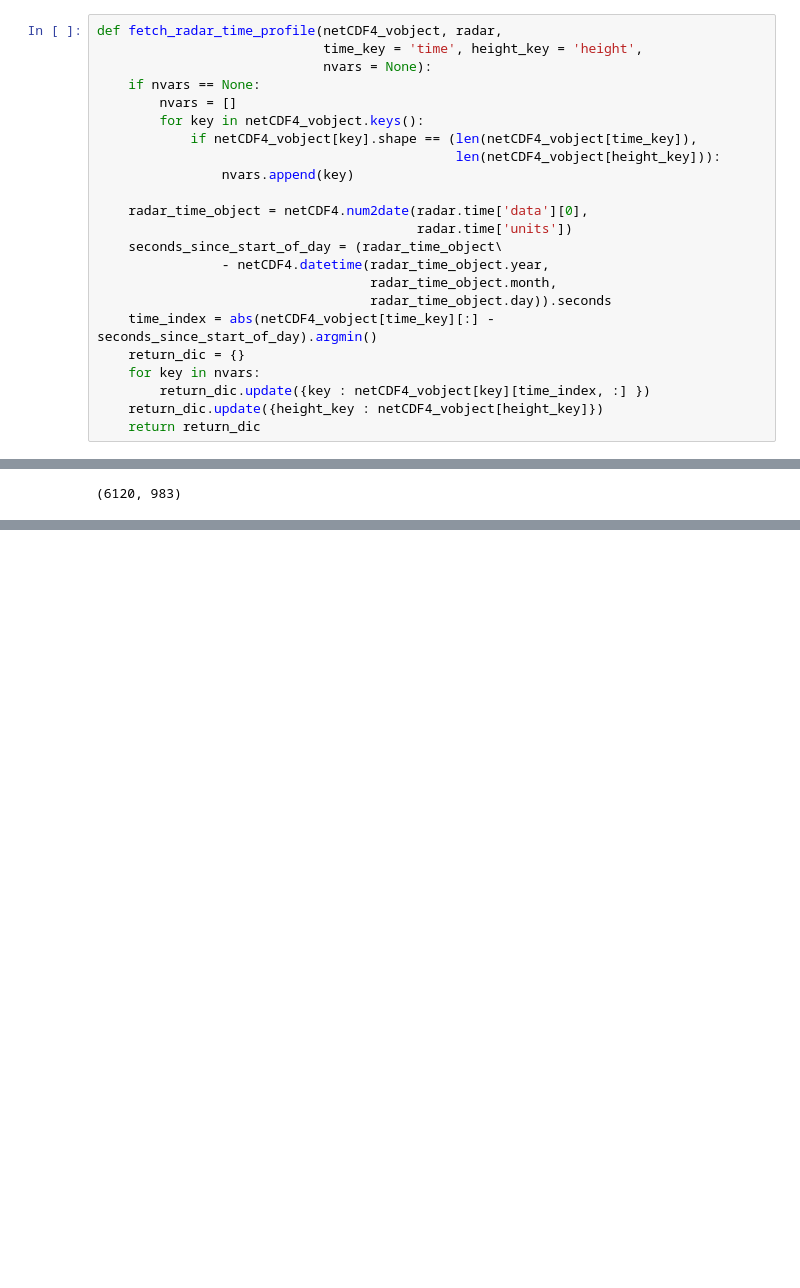
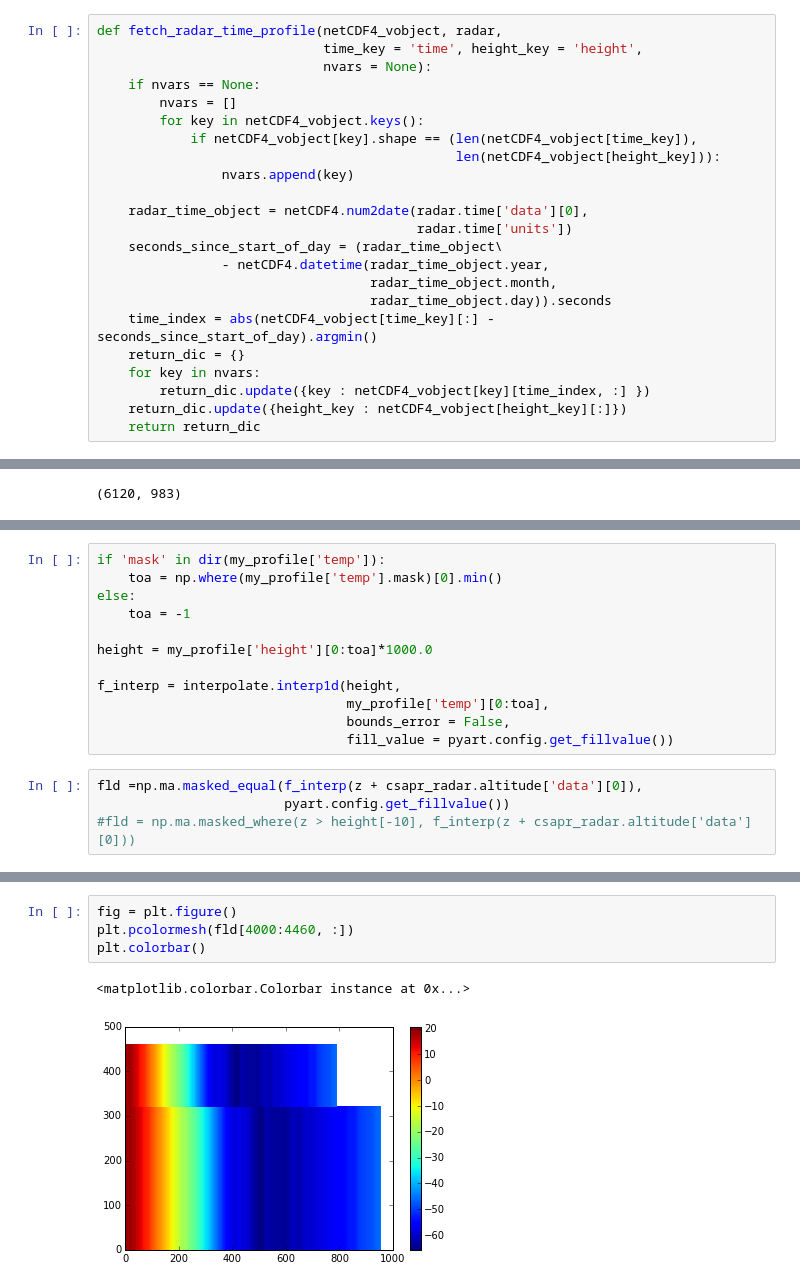
Before and after one commit to ANL-DIGR/openvap, a Jupyter notebook: development/cmac2/notebooks/2 Fuzzy Logic exploration, a simple stab.ipynb, the cells around one changed output, grey strips where cells are left out. Saved outputs shown, nothing was run; the diff lists cells and outputs as text; blank space fills up the shorter version.

Commit message:
WIP: Intepolation to radar volume

```diff
--- a/development/cmac2/notebooks/2 Fuzzy Logic exploration, a simple stab.ipynb
+++ b/development/cmac2/notebooks/2 Fuzzy Logic exploration, a simple stab.ipynb
@@ -127,7 +128,7 @@ def fetch_radar_time_profile(netCDF4_vobject, radar,
     return_dic = {}
     for key in nvars:
         return_dic.update({key : netCDF4_vobject[key][time_index, :] })
-    return_dic.update({height_key : netCDF4_vobject[height_key]})
+    return_dic.update({height_key : netCDF4_vobject[height_key][:]})
     return return_dic
 # %%
 my_profile = fetch_radar_time_profile(interp_sonde.variables, csapr_radar)
@@ -192,0 +228,16 @@ plt.colorbar()
+# %%
+if 'mask' in dir(my_profile['temp']):
+    toa = np.where(my_profile['temp'].mask)[0].min()
+else:
+    toa = -1
+
+height = my_profile['height'][0:toa]*1000.0
+
+f_interp = interpolate.interp1d(height,
+                                my_profile['temp'][0:toa],
+                                bounds_error = False,
+                                fill_value = pyart.config.get_fillvalue())
+# %%
+fld =np.ma.masked_equal(f_interp(z + csapr_radar.altitude['data'][0]),
+                        pyart.config.get_fillvalue())
+#fld = np.ma.masked_where(z > height[-10], f_interp(z + csapr_radar.altitude['data'][0]))
@@ -192,0 +248,7 @@ plt.colorbar()
+# %%
+fig = plt.figure()
+plt.pcolormesh(fld[4000:4460, :])
+plt.colorbar()
+# %% [output]
+<matplotlib.colorbar.Colorbar instance at 0x...>
+[figure, added]
```
Also changed, not shown: parts of 9 cells of this notebook.
